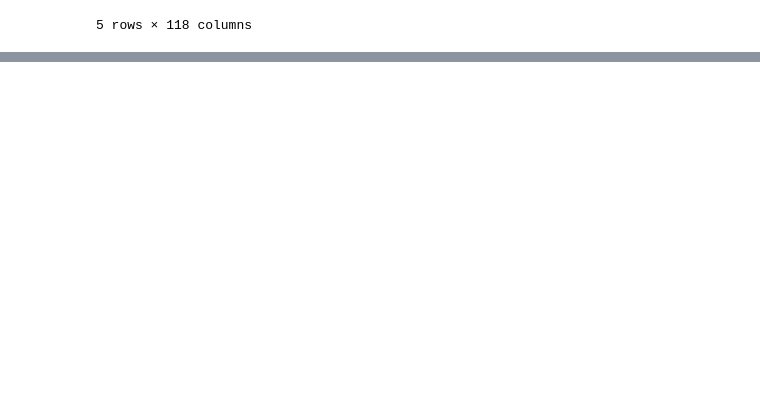
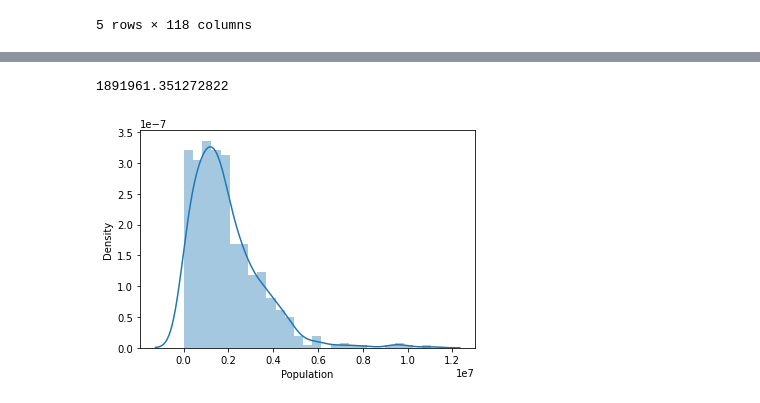
Before and after one commit to siddhartha18101/DP_Spark, a Jupyter notebook: Experiment.ipynb, the cells around one changed output, grey strips where cells are left out. Cells and saved outputs as stored; diff of their text form; code cells hidden in the pictures; blank space fills up the shorter version.

```diff
--- a/Experiment.ipynb
+++ b/Experiment.ipynb
@@ -32,0 +30,13 @@ Exception: Java gateway process exited before sending its port number
+# %%
+def AddNoise(x, epsilon=0.1):
+    x = int(x) +  np.random.laplace(0,1.0/epsilon)
+    return x
+# spark.udf.register("DPFunc", AddNoise)
+dp_udf = udf(AddNoise)
+# %%
+df.createOrReplaceTempView("table1")
+df2 = spark.table('table1')
+# %%
+for x in df.columns:
+    new = dp_udf(x)
+    df2 = df2.withColumn('private' + '_' + x , new)
@@ -32,0 +90,2 @@ Exception: Java gateway process exited before sending its port number
+# %%
+df2 = df2.toPandas()
@@ -32,0 +116,4 @@ Exception: Java gateway process exited before sending its port number
+# %%
+np.mean(df2['private_Population'].astype(float))
+# %% [output]
+1891961.351272822
@@ -32,0 +124,5 @@ Exception: Java gateway process exited before sending its port number
+# %%
+sns.distplot((df2['Population'].astype(int)))
+plt.show()
+# %% [output]
+[figure, added]
```
Also changed, not shown: parts of 18 cells of this notebook, 1 other file.
